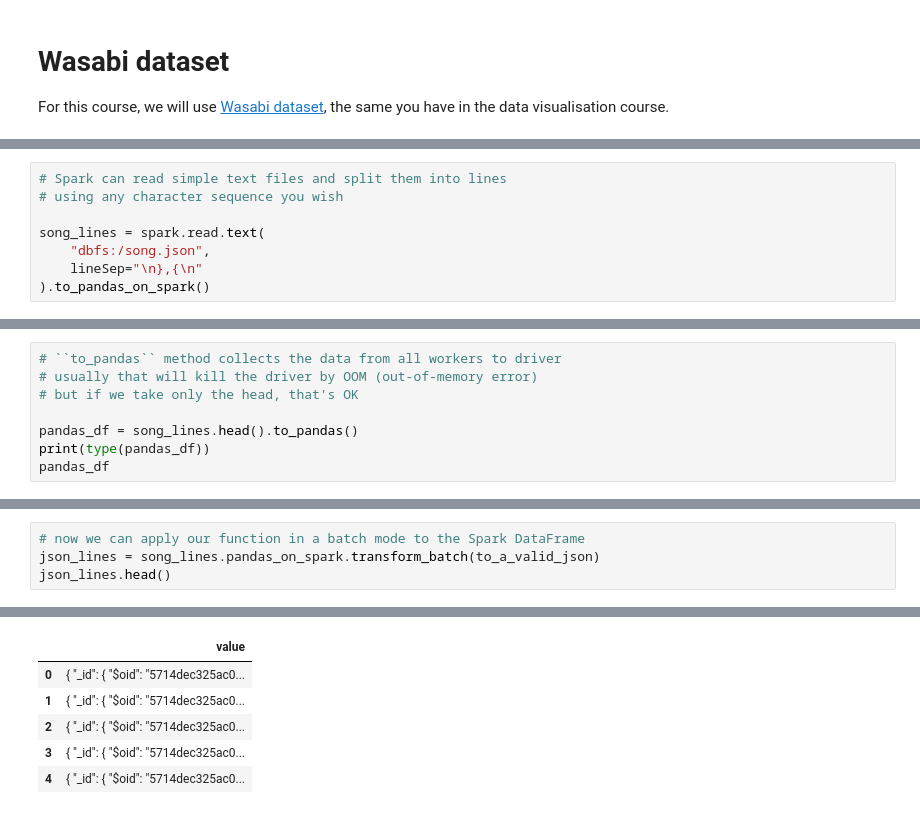
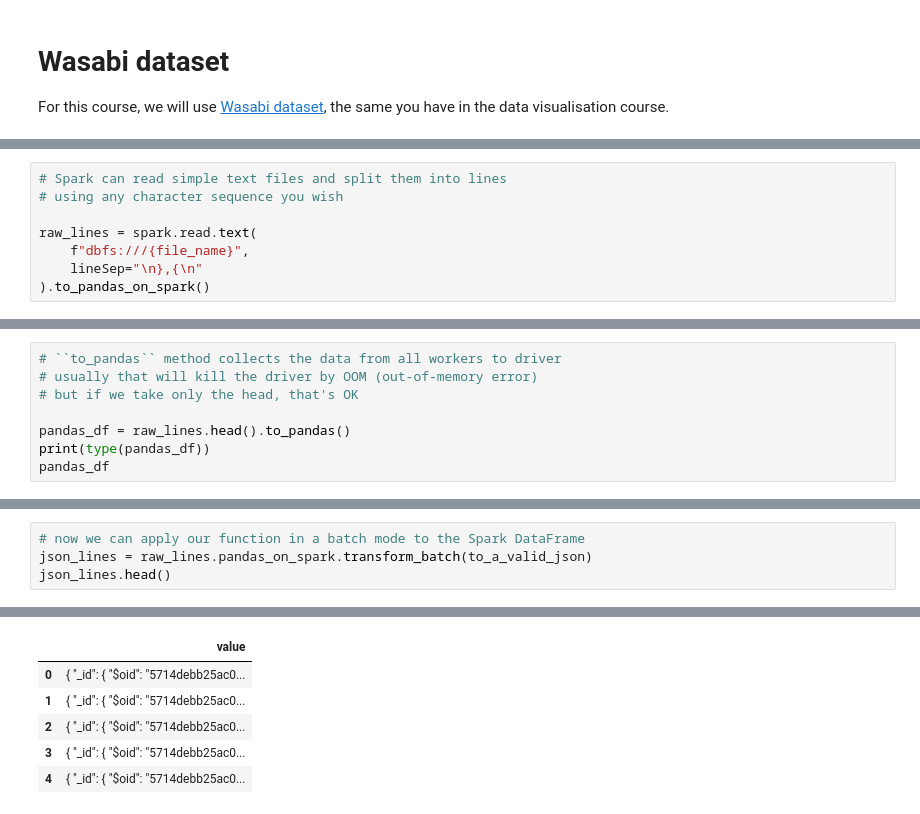
Before and after one commit to inpefess/AIUDSA18, a Jupyter notebook: spark-examples/JSON2JSON-lines.ipynb, the cells around one changed output, grey strips where cells are left out. Drawn from its saved outputs; the diff is of its cells as text.

```diff
--- a/spark-examples/JSON2JSON-lines.ipynb
+++ b/spark-examples/JSON2JSON-lines.ipynb
@@ -75,7 +117,7 @@ dbutils.fs.ls("dbfs:///")
 # Spark can read simple text files and split them into lines
 # using any character sequence you wish
 
-song_lines = spark.read.text(
-    "dbfs:/song.json",
+raw_lines = spark.read.text(
+    f"dbfs:///{file_name}",
     lineSep="\n},{\n"
 ).to_pandas_on_spark()
@@ -139,7 +183,7 @@ song_lines.spark.explain()
 # usually that will kill the driver by OOM (out-of-memory error)
 # but if we take only the head, that's OK
 
-pandas_df = song_lines.head().to_pandas()
+pandas_df = raw_lines.head().to_pandas()
 print(type(pandas_df))
 pandas_df
 # %% [output]
@@ -180,5 +220,5 @@ for _, row in transformed_df.iterrows():
 # %%
 # now we can apply our function in a batch mode to the Spark DataFrame
-json_lines = song_lines.pandas_on_spark.transform_batch(to_a_valid_json)
+json_lines = raw_lines.pandas_on_spark.transform_batch(to_a_valid_json)
 json_lines.head()
 # %% [output]
@@ -186,9 +225,9 @@ json_lines.head()
 |  | value |
-| 0 | { "_id": { "$oid": "5714dec325ac0... |
-| 1 | { "_id": { "$oid": "5714dec325ac0... |
-| 2 | { "_id": { "$oid": "5714dec325ac0... |
-| 3 | { "_id": { "$oid": "5714dec325ac0... |
-| 4 | { "_id": { "$oid": "5714dec325ac0... |
+| 0 | { "_id": { "$oid": "5714debb25ac0... |
+| 1 | { "_id": { "$oid": "5714debb25ac0... |
+| 2 | { "_id": { "$oid": "5714debb25ac0... |
+| 3 | { "_id": { "$oid": "5714debb25ac0... |
+| 4 | { "_id": { "$oid": "5714debb25ac0... |
 # %%
 # now we write the Spark DataFrame as a simple text files
 # line by line to the disk
```
Also changed, not shown: parts of 25 cells of this notebook.
